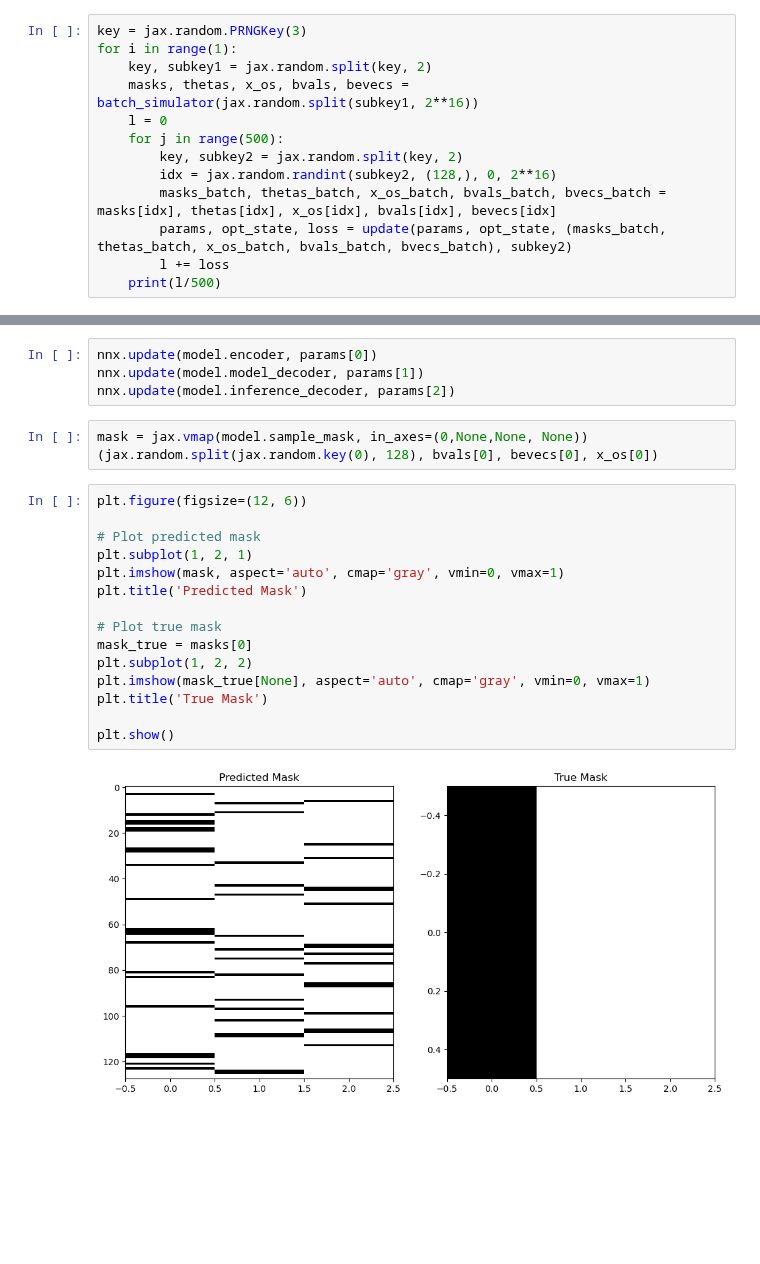
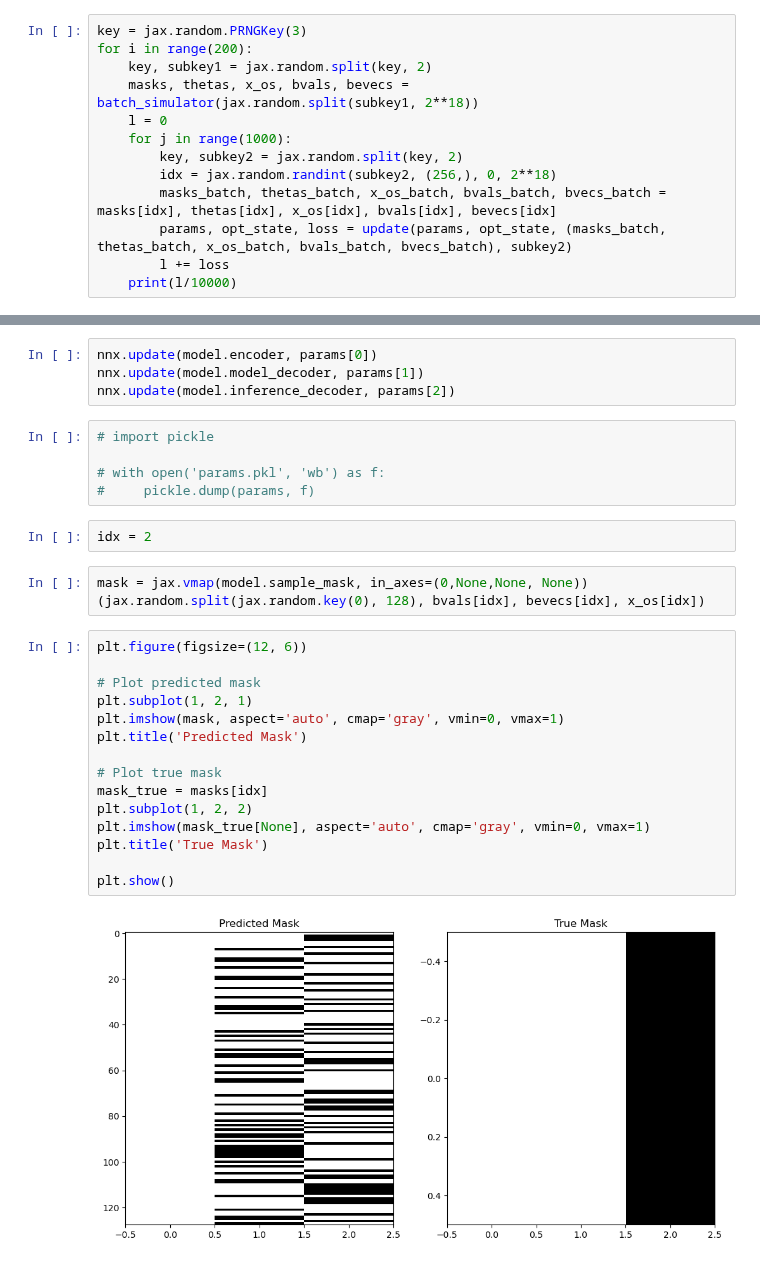
Before and after one commit to mackelab/dmri, a Jupyter notebook: notebooks/dmri_mode_selection_and_inference.ipynb, the cells around one changed output, grey strips where cells are left out. Cells and saved outputs as stored; diff of their text form; blank space fills up the shorter version.

Commit message:
good model

```diff
--- a/notebooks/dmri_mode_selection_and_inference.ipynb
+++ b/notebooks/dmri_mode_selection_and_inference.ipynb
@@ -74,15 +74,15 @@ def update(params, opt_state, data, rng):
 batch_simulator = jax.jit(jax.vmap(simulator))
 # %%
 key = jax.random.PRNGKey(3)
-for i in range(1):
+for i in range(200):
     key, subkey1 = jax.random.split(key, 2)
-    masks, thetas, x_os, bvals, bevecs = batch_simulator(jax.random.split(subkey1, 2**16))
+    masks, thetas, x_os, bvals, bevecs = batch_simulator(jax.random.split(subkey1, 2**18))
     l = 0
-    for j in range(500):
+    for j in range(1000):
         key, subkey2 = jax.random.split(key, 2)
-        idx = jax.random.randint(subkey2, (128,), 0, 2**16)
+        idx = jax.random.randint(subkey2, (256,), 0, 2**18)
         masks_batch, thetas_batch, x_os_batch, bvals_batch, bvecs_batch = masks[idx], thetas[idx], x_os[idx], bvals[idx], bevecs[idx]
         params, opt_state, loss = update(params, opt_state, (masks_batch, thetas_batch, x_os_batch, bvals_batch, bvecs_batch), subkey2)
         l += loss
-    print(l/500)
+    print(l/10000)
 # %% [output]
@@ -91,22 +107,29 @@ KeyboardInterrupt:
 nnx.update(model.encoder, params[0])
 nnx.update(model.model_decoder, params[1])
 nnx.update(model.inference_decoder, params[2])
+# %%
+# import pickle
+
+# with open('params.pkl', 'wb') as f:
+#     pickle.dump(params, f)
+# %%
+idx = 2
 # %%
-mask = jax.vmap(model.sample_mask, in_axes=(0,None,None, None))(jax.random.split(jax.random.key(0), 128), bvals[0], bevecs[0], x_os[0])
+mask = jax.vmap(model.sample_mask, in_axes=(0,None,None, None))(jax.random.split(jax.random.key(0), 128), bvals[idx], bevecs[idx], x_os[idx])
 # %%
 plt.figure(figsize=(12, 6))
 
 # Plot predicted mask
 plt.subplot(1, 2, 1)
 plt.imshow(mask, aspect='auto', cmap='gray', vmin=0, vmax=1)
 plt.title('Predicted Mask')
 
 # Plot true mask
-mask_true = masks[0]
+mask_true = masks[idx]
 plt.subplot(1, 2, 2)
 plt.imshow(mask_true[None], aspect='auto', cmap='gray', vmin=0, vmax=1)
 plt.title('True Mask')
 
 plt.show()
 # %% [output]
-[figure, old version]
+[figure, new version]
```
Also changed, not shown: parts of 6 cells of this notebook, 3 other files.
